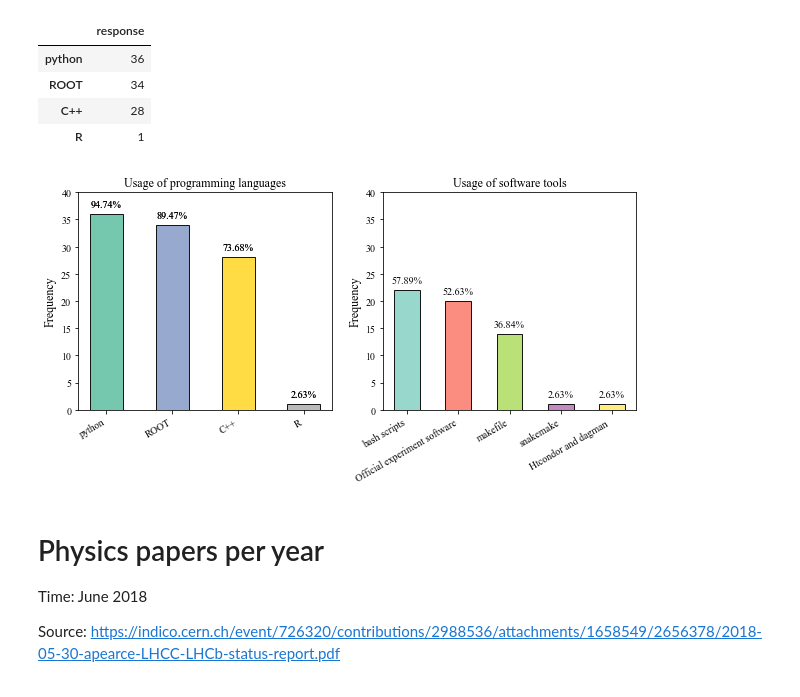
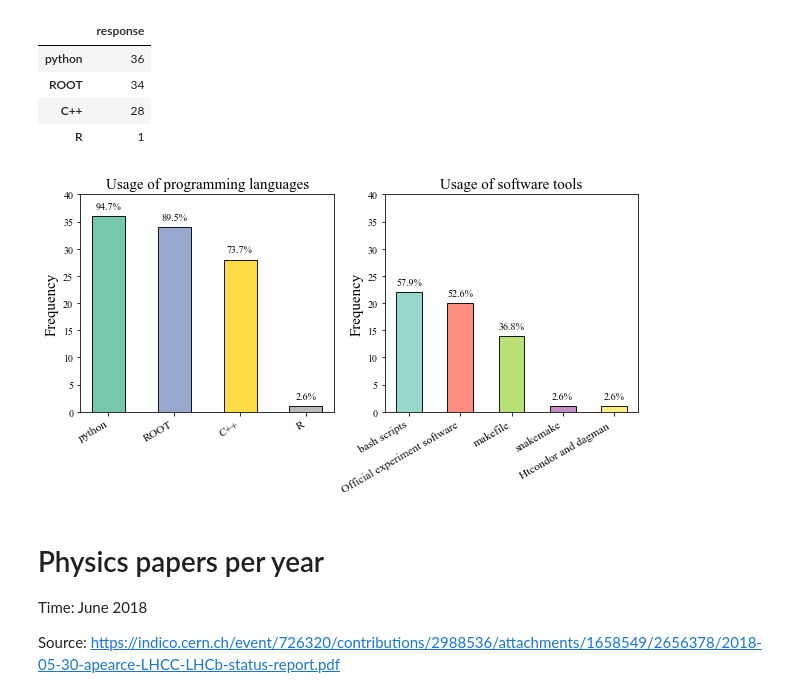
Before and after one commit to atrisovic/thesis-plots, a Jupyter notebook: thesis-plots.ipynb, the cells around one changed output. Saved outputs shown, nothing was run; the diff lists cells and outputs as text; code cells hidden in the pictures.

```diff
--- a/thesis-plots.ipynb
+++ b/thesis-plots.ipynb
@@ -126,12 +126,12 @@ for idf in l:
 del l
 # %%
 fig, ((ax1, ax2), (ax3, ax4)) = plt.subplots(nrows=2, ncols=2, figsize=(10, 8))
-fig.suptitle("How familiar are you with ...", fontsize=16)
+fig.suptitle("How familiar are you with ...", fontsize=17)
 n_groups = 4
 y_pos = [1,2,3,4]
 bar_width = 0.5
 opacity = 0.6
-fontsize = 12
+fontsize = 15
 col = plt.cm.viridis(np.linspace(0,1,4))
 
 # first box, open stack
@@ -140,33 +140,33 @@ ax1.bar(y_pos, tuple(nl[3][nl[3].columns[0]]), bar_width, alpha=opacity, align='
 ax1.set_ylabel('Frequency', fontsize=fontsize)
 ax1.set_title('CERN Open stack', fontsize=fontsize)
 ax1.set_xticks(y_pos)
-ax1.set_xticklabels(tuple(nl[3][nl[3].columns[1]]))
+ax1.set_xticklabels(tuple(nl[3][nl[3].columns[1]]), fontsize=11.5)
 
 # second
-ax2.set_title("Docker")
+ax2.set_title("Docker", fontsize=fontsize)
 ax2.bar(y_pos, tuple(nl[0][nl[0].columns[0]]), bar_width, alpha=opacity, align='center',
         color=col, edgecolor='k', linewidth=1)
 ax2.set_xticks(y_pos)
 #ax2.set_ylabel('Frequency', fontsize=fontsize)
-ax2.set_xticklabels(tuple(nl[0][nl[0].columns[1]]))
+ax2.set_xticklabels(tuple(nl[0][nl[0].columns[1]]), fontsize=11.5)
 
 # third
 from matplotlib.ticker import MaxNLocator
 ax3.set_ylabel('Frequency', fontsize=fontsize)
-ax3.set_title("workflow systems")
+ax3.set_title("workflow systems", fontsize=fontsize)
 ax3.bar(y_pos, tuple(nl[2][nl[2].columns[0]]), bar_width, alpha=opacity, align='center',
         color=col, edgecolor='k', linewidth=1)
 ax3.set_xticks(y_pos)
-ax3.set_xticklabels(tuple(nl[2][nl[2].columns[1]]))
+ax3.set_xticklabels(tuple(nl[2][nl[2].columns[1]]), fontsize=11.5)
 #ax3.yaxis.set_major_locator(MaxNLocator(integer=True))
 
 # forth
-ax4.set_title("continuous integration")
+ax4.set_title("continuous integration", fontsize=fontsize)
 #ax4.set_ylabel('Frequency', fontsize=fontsize)
 ax4.bar(y_pos, tuple(nl[1][nl[1].columns[0]]), bar_width, alpha=opacity, align='center',
         color=col, edgecolor='k', linewidth=1)
 ax4.set_xticks(y_pos)
-ax4.set_xticklabels(tuple(nl[1][nl[1].columns[1]]))
+ax4.set_xticklabels(tuple(nl[1][nl[1].columns[1]]), fontsize=11.5)
 
 fig.tight_layout(pad=0.4, w_pad=0.5, h_pad=2.5)
 fig.subplots_adjust(top=0.9)
@@ -180,19 +180,19 @@ ax4.set_ylim([0,33])
 # see percentages above bars
 for p in ax1.patches:
     proc = p.get_height()*100.0/38.0
-    ax1.annotate("%.2f" % proc+"%", (p.get_x() + p.get_width() / 2., p.get_height()), \
+    ax1.annotate("%.1f" % proc+"%", (p.get_x() + p.get_width() / 2., p.get_height()), \
                  ha='center', va='center', xytext=(0, 10), textcoords='offset points')
 for p in ax2.patches:
     proc = p.get_height()*100.0/38.0
-    ax2.annotate("%.2f" % proc+"%", (p.get_x() + p.get_width() / 2., p.get_height()), \
+    ax2.annotate("%.1f" % proc+"%", (p.get_x() + p.get_width() / 2., p.get_height()), \
                  ha='center', va='center', xytext=(0, 10), textcoords='offset points')
 for p in ax3.patches:
     proc = p.get_height()*100.0/38.0
-    ax3.annotate("%.2f" % proc+"%", (p.get_x() + p.get_width() / 2., p.get_height()), \
+    ax3.annotate("%.1f" % proc+"%", (p.get_x() + p.get_width() / 2., p.get_height()), \
                  ha='center', va='center', xytext=(0, 10), textcoords='offset points')
 for p in ax4.patches:
     proc = p.get_height()*100.0/38.0
-    ax4.annotate("%.2f" % proc+"%", (p.get_x() + p.get_width() / 2., p.get_height()), \
+    ax4.annotate("%.1f" % proc+"%", (p.get_x() + p.get_width() / 2., p.get_height()), \
                  ha='center', va='center', xytext=(0, 10), textcoords='offset points')
 
 plt.show()
@@ -232,49 +232,44 @@ bar_width = 0.5
 fig, (ax, ax2) = plt.subplots(nrows=1, ncols=2, figsize=(10, 4))
 
 
-ax.set_title("Usage of programming languages")
+ax.set_title("Usage of programming languages", fontsize=fontsize)
 ax.set_ylabel('Frequency', fontsize=fontsize)
 y_pos = np.arange(1, len(df_1)+1)
 ax.bar(y_pos, tuple(df_1['response']), bar_width, alpha=0.9, align='center',
        color=col, edgecolor='k', linewidth=1)
 ax.set_xticks(y_pos)
-ax.set_xticklabels(tuple(df_1.index))
+ax.set_xticklabels(tuple(df_1.index), fontsize=11.5)
 plt.setp(ax.get_xticklabels(), rotation=30, horizontalalignment='right')
 ax.set_ylim([0,40])
 
 for p in ax.patches:
     proc = p.get_height()*100.0/38.0
-    ax.annotate("%.2f" % proc+"%", (p.get_x() + p.get_width() / 2., p.get_height()), \
+    ax.annotate("%.1f" % proc+"%", (p.get_x() + p.get_width() / 2., p.get_height()), \
                  ha='center', va='center', xytext=(0, 10), textcoords='offset points')
 
 
 col = plt.cm.Set3(np.linspace(0,1,len(df_2)))
-ax2.set_title("Usage of software tools")
+ax2.set_title("Usage of software tools", fontsize=fontsize)
 ax2.set_ylabel('Frequency', fontsize=fontsize)
 y_pos = np.arange(1, len(df_2)+1)
 ax2.bar(y_pos, tuple(df_2['response']), bar_width, alpha=0.9, align='center',
        color=col, edgecolor='k', linewidth=1)
 ax2.set_xticks(y_pos)
-ax2.set_xticklabels(tuple(df_2.index))
+ax2.set_xticklabels(tuple(df_2.index), fontsize=11.5)
 plt.setp(ax2.get_xticklabels(), rotation=30, horizontalalignment='right')
 ax2.set_ylim([0,40])
 
-for p in ax.patches:
-    proc = p.get_height()*100.0/38.0
-    ax.annotate("%.2f" % proc+"%", (p.get_x() + p.get_width() / 2., p.get_height()), \
-                 ha='center', va='center', xytext=(0, 10), textcoords='offset points')
-
 for p in ax2.patches:
     proc = p.get_height()*100.0/38.0
-    ax2.annotate("%.2f" % proc+"%", (p.get_x() + p.get_width() / 2., p.get_height()), \
+    ax2.annotate("%.1f" % proc+"%", (p.get_x() + p.get_width() / 2., p.get_height()), \
                  ha='center', va='center', xytext=(0, 10), textcoords='offset points')
 
 plt.show()
 
 fig.tight_layout()
 fig.savefig('software.pdf', dpi=100)
 # %% [output]
-[figure, old version]
+[figure, new version]
 # %% [markdown]
 # Physics papers per year
 
```
Also changed, not shown: parts of 1 cell of this notebook.
